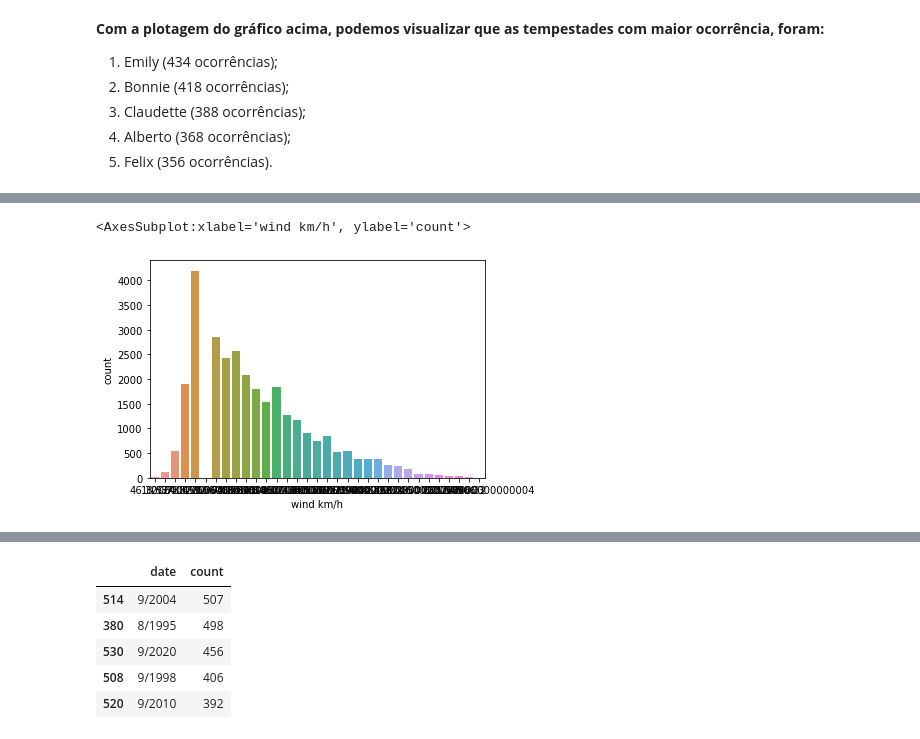
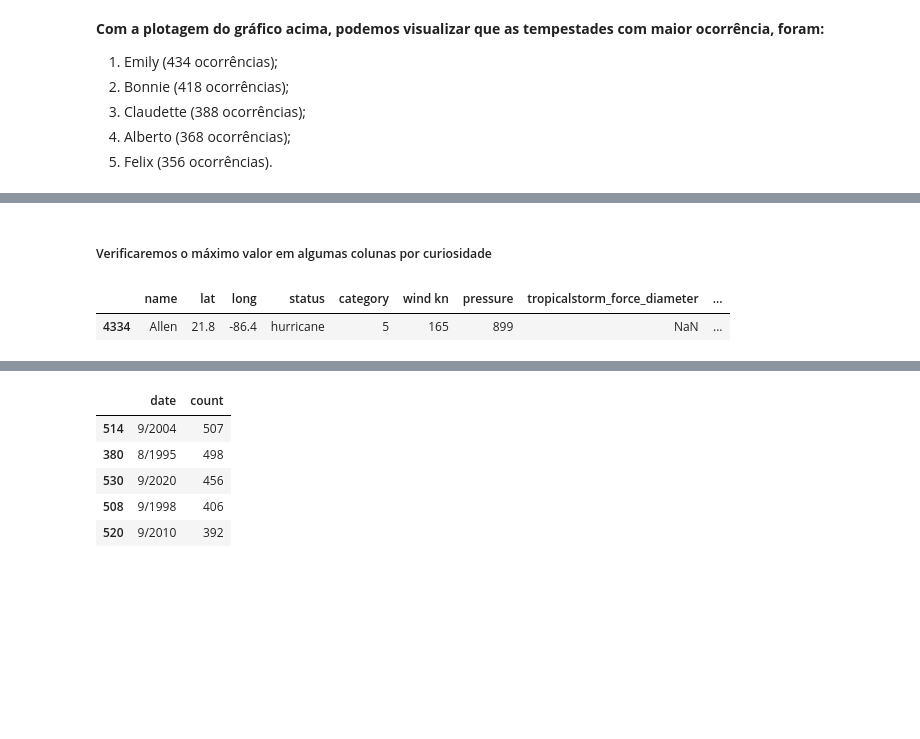
Before and after one commit to Jeferson-Peter/DataScience-Storm-Analytics, a Jupyter notebook: storm_analytics.ipynb, the cells around one changed output, grey strips where cells are left out. Drawn from its saved outputs; the diff is of its cells as text; code cells hidden in the pictures; blank space fills up the shorter version.

```diff
--- a/storm_analytics.ipynb
+++ b/storm_analytics.ipynb
@@ -339,9 +347,11 @@ array(['hurricane', 'tropical storm', 'tropical depression'], dtype=object)
+# %% [markdown]
+##### Verificaremos o máximo valor em algumas colunas por curiosidade
 # %%
-df[df['wind km/h'] == df['wind km/h'].max()]
-#df.loc[df['wind km/h'].idxmax()]
-sns.countplot(x='wind km/h', data=df)
+df[df['wind_kmh'] == df['wind_kmh'].max()]
+#df.loc[df['wind_kmh'].idxmax()]
+# sns.countplot(x='wind_kmh', data=df)
 # %% [output]
-<AxesSubplot:xlabel='wind km/h', ylabel='count'>
-[figure, removed]
+|  | name | lat | long | status | category | wind kn | pressure | tropicalstorm_force_diameter | ... |
+| 4334 | Allen | 21.8 | -86.4 | hurricane | 5 | 165 | 899 | NaN | ... |
 # %%
 df[df['pressure'] == df['pressure'].max()]
```
Also changed, not shown: parts of 31 cells of this notebook.
